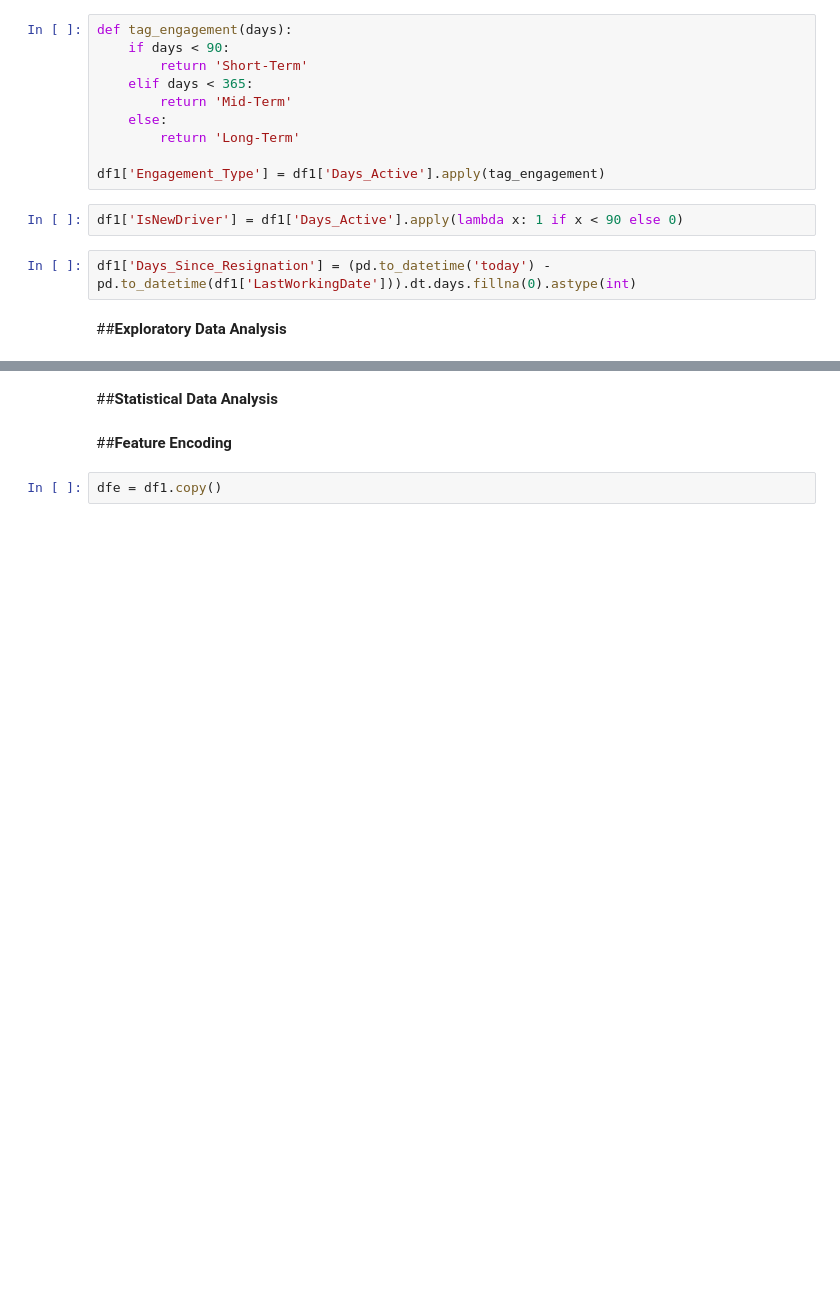
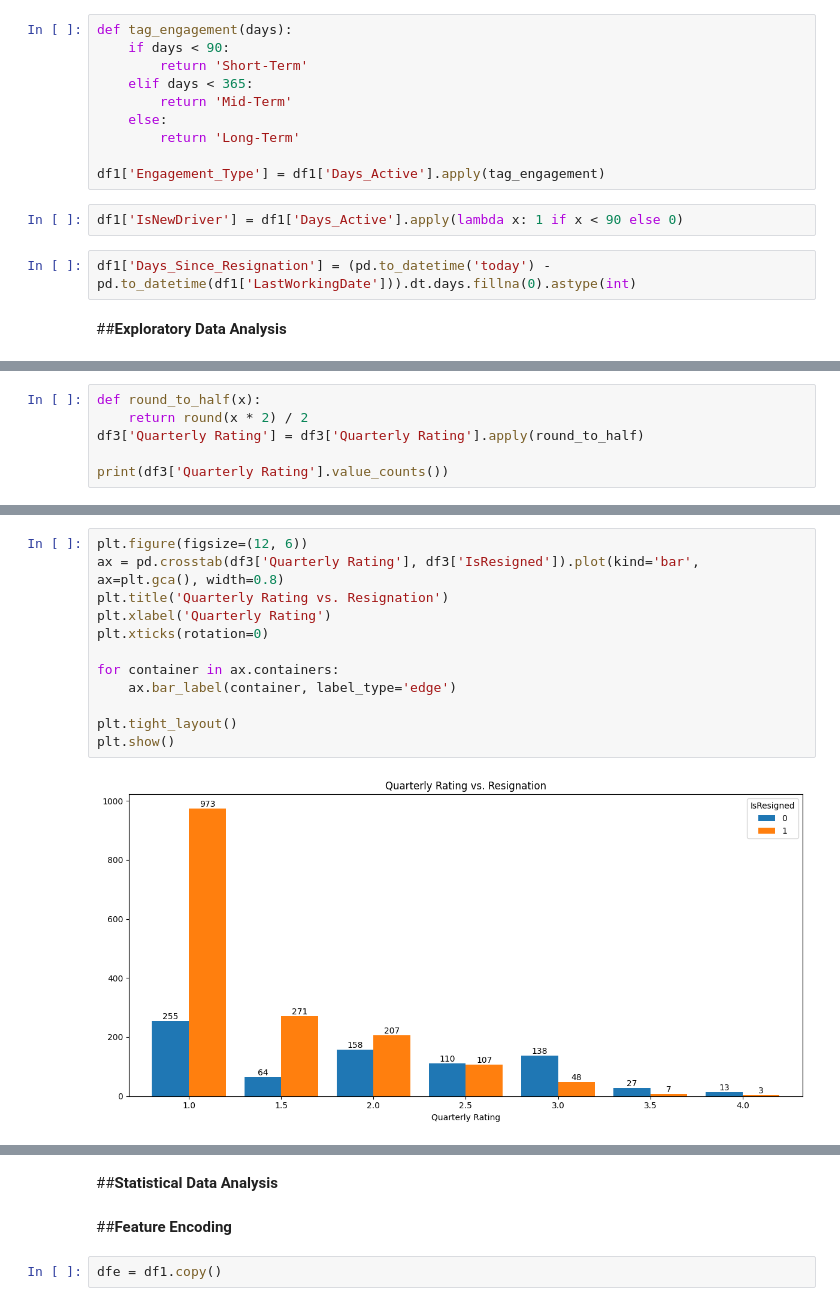
Before and after one commit to akshaykumar2972/POC2025, a Jupyter notebook: POC_Ola.ipynb, the cells around one changed output, grey strips where cells are left out. Cells and saved outputs as stored; diff of their text form; blank space fills up the shorter version.

```diff
--- a/POC_Ola.ipynb
+++ b/POC_Ola.ipynb
@@ -361,0 +421,6 @@ df1.iloc[:5,15:]
+# %%
+def round_to_half(x):
+    return round(x * 2) / 2
+df3['Quarterly Rating'] = df3['Quarterly Rating'].apply(round_to_half)
+
+print(df3['Quarterly Rating'].value_counts())
@@ -361,0 +437,14 @@ df1.iloc[:5,15:]
+# %%
+plt.figure(figsize=(12, 6))
+ax = pd.crosstab(df3['Quarterly Rating'], df3['IsResigned']).plot(kind='bar', ax=plt.gca(), width=0.8)
+plt.title('Quarterly Rating vs. Resignation')
+plt.xlabel('Quarterly Rating')
+plt.xticks(rotation=0)
+
+for container in ax.containers:
+    ax.bar_label(container, label_type='edge')
+
+plt.tight_layout()
+plt.show()
+# %% [output]
+[figure, added]
```
Also changed, not shown: parts of 15 cells of this notebook.
